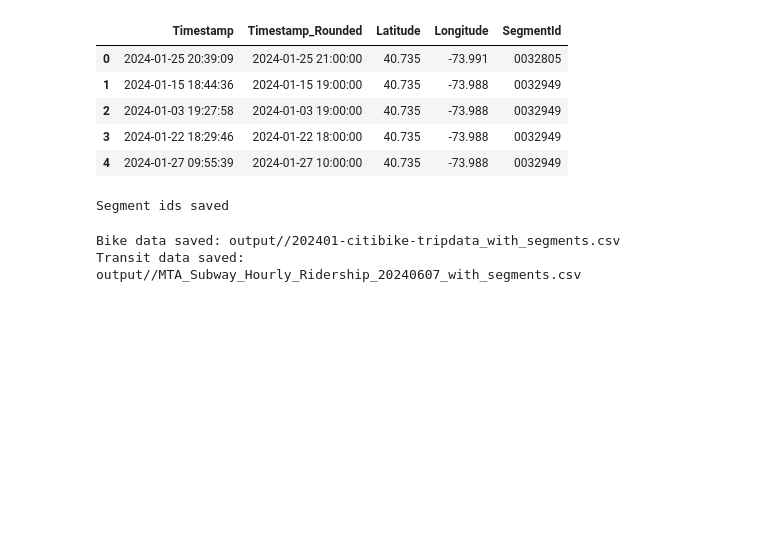
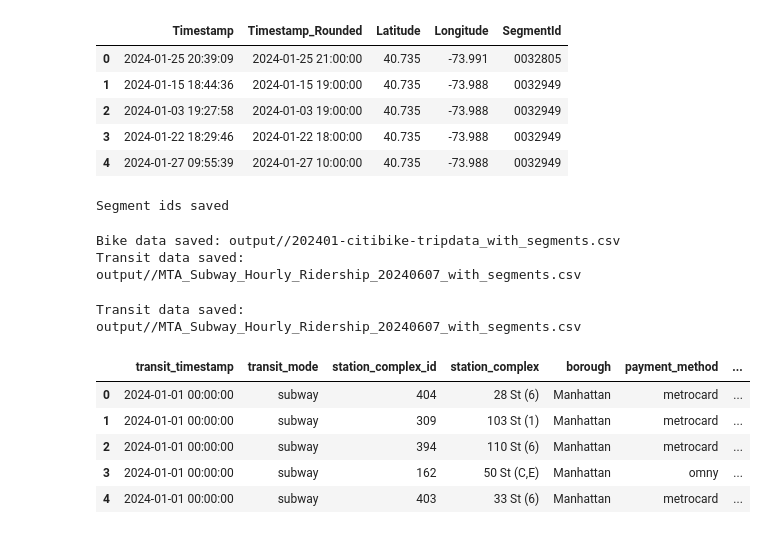
Before and after one commit to ziyuezhangd/accessibility-app, a Jupyter notebook: ml/bulk_insert_segment_ids.ipynb, the cells around one changed output. Cells and saved outputs as stored; diff of their text form; code cells hidden in the pictures; blank space fills up the shorter version.

```diff
--- a/ml/bulk_insert_segment_ids.ipynb
+++ b/ml/bulk_insert_segment_ids.ipynb
@@ -268,3 +304,19 @@ print(f"Transit data saved: {transit_csv}")
 # %% [output]
 Bike data saved: output//202401-citibike-tripdata_with_segments.csv
 Transit data saved: output//MTA_Subway_Hourly_Ridership_20240607_with_segments.csv
+# %%
+transit_csv = f"{OUTPUT_DIR}/MTA_Subway_Hourly_Ridership_20240607_with_segments.csv"
+df_transit.to_csv(transit_csv, index=False)
+print(f"Transit data saved: {transit_csv}")
+# %% [output]
+Transit data saved: output//MTA_Subway_Hourly_Ridership_20240607_with_segments.csv
+# %%
+check_df = pd.read_csv(transit_csv)
+check_df.head()
+# %% [output]
+|  | transit_timestamp | transit_mode | station_complex_id | station_complex | borough | payment_method | ... |
+| 0 | 2024-01-01 00:00:00 | subway | 404 | 28 St (6) | Manhattan | metrocard | ... |
+| 1 | 2024-01-01 00:00:00 | subway | 309 | 103 St (1) | Manhattan | metrocard | ... |
+| 2 | 2024-01-01 00:00:00 | subway | 394 | 110 St (6) | Manhattan | metrocard | ... |
+| 3 | 2024-01-01 00:00:00 | subway | 162 | 50 St (C,E) | Manhattan | omny | ... |
+| 4 | 2024-01-01 00:00:00 | subway | 403 | 33 St (6) | Manhattan | metrocard | ... |
```
Also changed, not shown: parts of 7 cells of this notebook.
